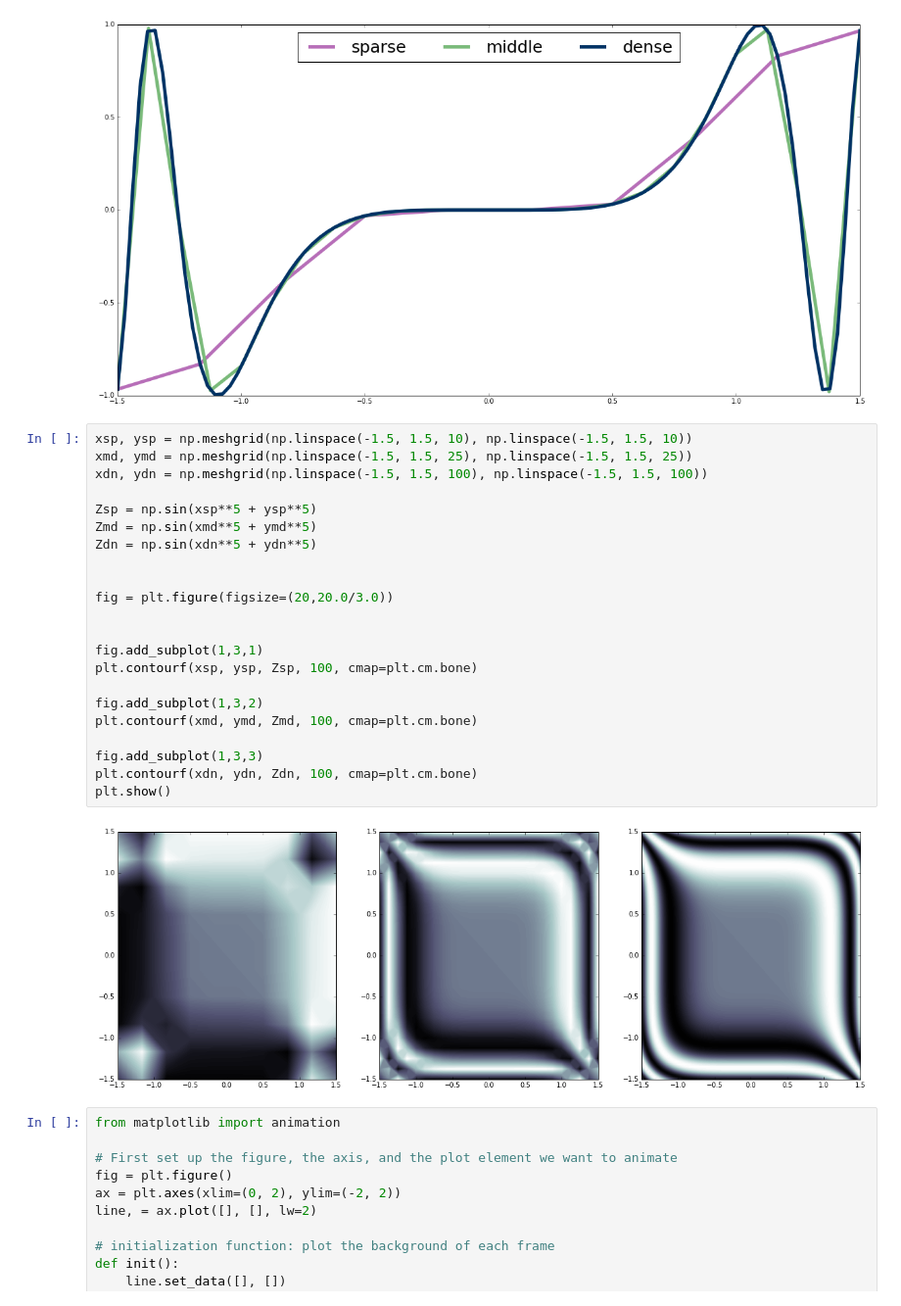
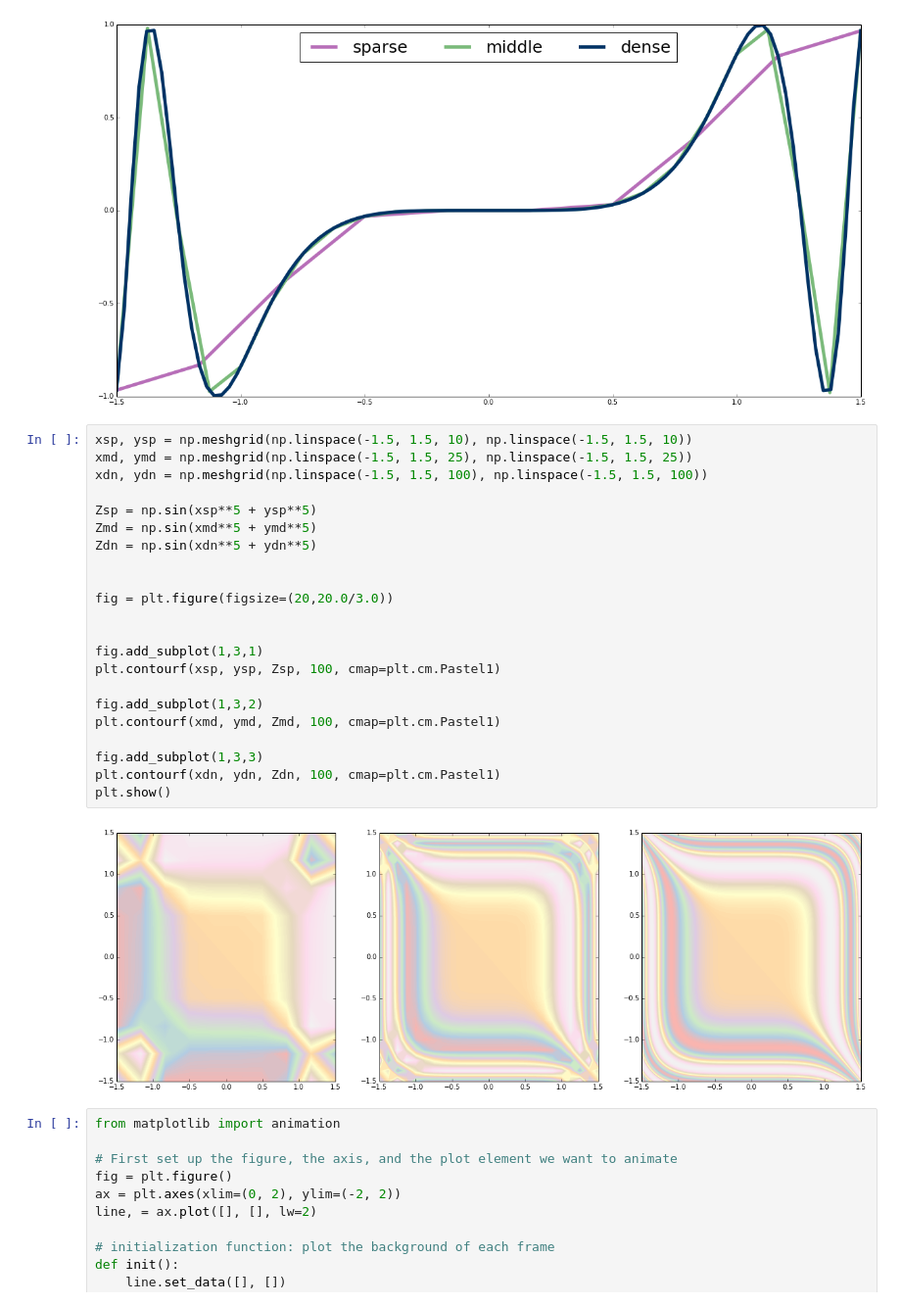
Before and after one commit to scottcoughlin2014/NUIntroductionToLIGO, a Jupyter notebook: Intro to MCMC.ipynb, the cells around one changed output. Shown at 98% size. Saved outputs shown, nothing was run; the diff lists cells and outputs as text.

```diff
--- a/Intro to MCMC.ipynb
+++ b/Intro to MCMC.ipynb
@@ -46,27 +49,27 @@ plt.show()
 # %%
 xsp, ysp = np.meshgrid(np.linspace(-1.5, 1.5, 10), np.linspace(-1.5, 1.5, 10))
 xmd, ymd = np.meshgrid(np.linspace(-1.5, 1.5, 25), np.linspace(-1.5, 1.5, 25))
 xdn, ydn = np.meshgrid(np.linspace(-1.5, 1.5, 100), np.linspace(-1.5, 1.5, 100))
 
 Zsp = np.sin(xsp**5 + ysp**5)
 Zmd = np.sin(xmd**5 + ymd**5)
 Zdn = np.sin(xdn**5 + ydn**5)
 
 
 fig = plt.figure(figsize=(20,20.0/3.0))
 
 
 fig.add_subplot(1,3,1)
-plt.contourf(xsp, ysp, Zsp, 100, cmap=plt.cm.bone)
+plt.contourf(xsp, ysp, Zsp, 100, cmap=plt.cm.Pastel1)
 
 fig.add_subplot(1,3,2)
-plt.contourf(xmd, ymd, Zmd, 100, cmap=plt.cm.bone)
+plt.contourf(xmd, ymd, Zmd, 100, cmap=plt.cm.Pastel1)
 
 fig.add_subplot(1,3,3)
-plt.contourf(xdn, ydn, Zdn, 100, cmap=plt.cm.bone)
+plt.contourf(xdn, ydn, Zdn, 100, cmap=plt.cm.Pastel1)
 plt.show()
 # %% [output]
-[figure, old version]
+[figure, new version]
 # %%
 from matplotlib import animation
 
```
Also changed, not shown: parts of 10 cells of this notebook.
